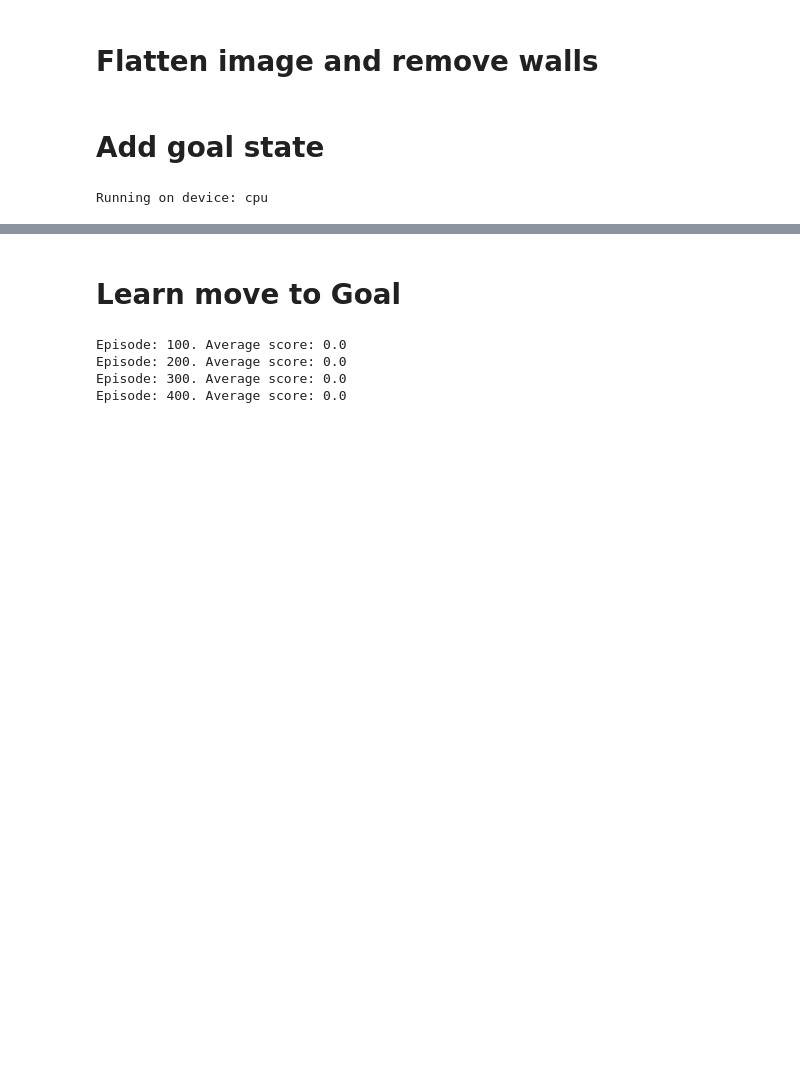
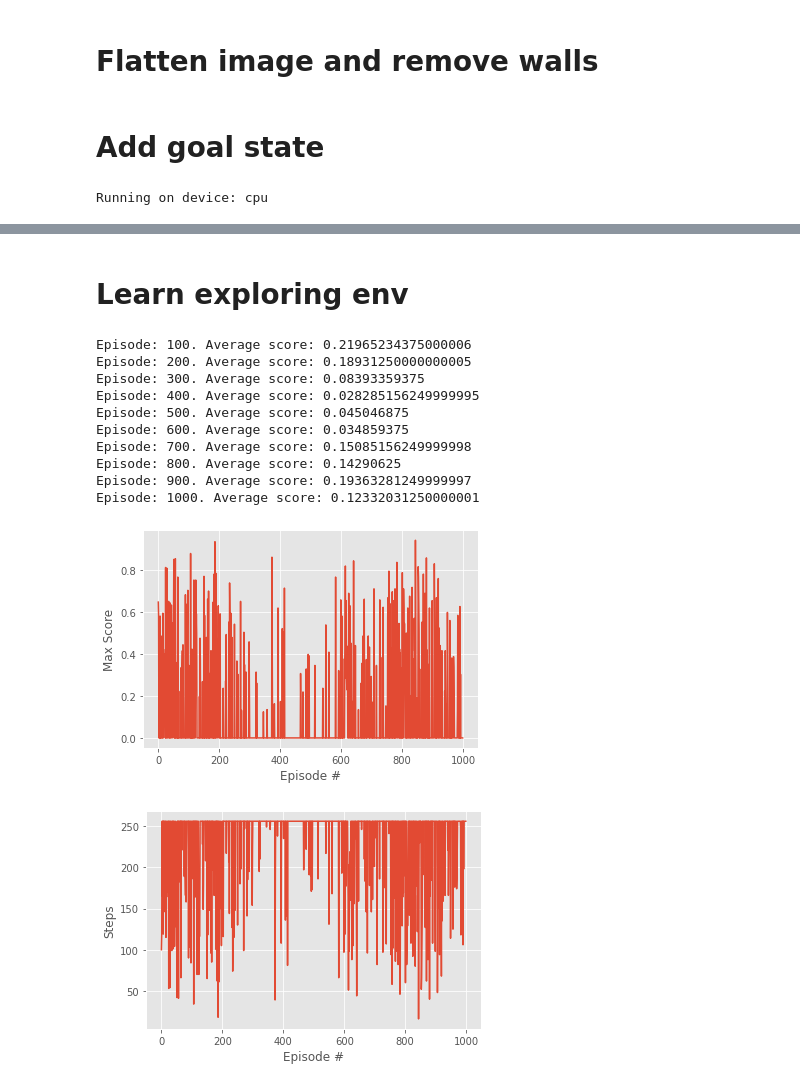
Before and after one commit to dllllb/rllr, a Jupyter notebook: notebooks/rllr_dqn_goal.ipynb, the cells around one changed output, grey strips where cells are left out. Saved outputs shown, nothing was run; the diff lists cells and outputs as text; code cells hidden in the pictures; blank space fills up the shorter version.

Commit message:
Learn master

```diff
--- a/notebooks/rllr_dqn_goal.ipynb
+++ b/notebooks/rllr_dqn_goal.ipynb
@@ -468,13 +478,23 @@ From  [4 6] to [1 4]
-# %% [markdown]
-# Learn move to Goal
+# %% [markdown]
+# Learn exploring env
 # %%
 %%time
 env_name = 'MiniGrid-Empty-8x8-v0'
 env = FlatObsWrapper(gym.make(env_name))
-agent.freeze_worker()
+# env = CuriosityWrapper(env)
+agent.freeze_worker(learning_rate=0.01)
+agent.eps = EPS_START
 run_episodes_and_display(env, agent, n_episodes=1000, pretrain=False)
 # %% [output]
-Episode: 100. Average score: 0.0
-Episode: 200. Average score: 0.0
-Episode: 300. Average score: 0.0
-Episode: 400. Average score: 0.0
+Episode: 100. Average score: 0.21965234375000006
+Episode: 200. Average score: 0.18931250000000005
+Episode: 300. Average score: 0.08393359375
+Episode: 400. Average score: 0.028285156249999995
+Episode: 500. Average score: 0.045046875
+Episode: 600. Average score: 0.034859375
+Episode: 700. Average score: 0.15085156249999998
+Episode: 800. Average score: 0.14290625
+Episode: 900. Average score: 0.19363281249999997
+Episode: 1000. Average score: 0.12332031250000001
+[figure, added]
+[figure, added]
```
Also changed, not shown: parts of 7 cells of this notebook, 5 other files.
